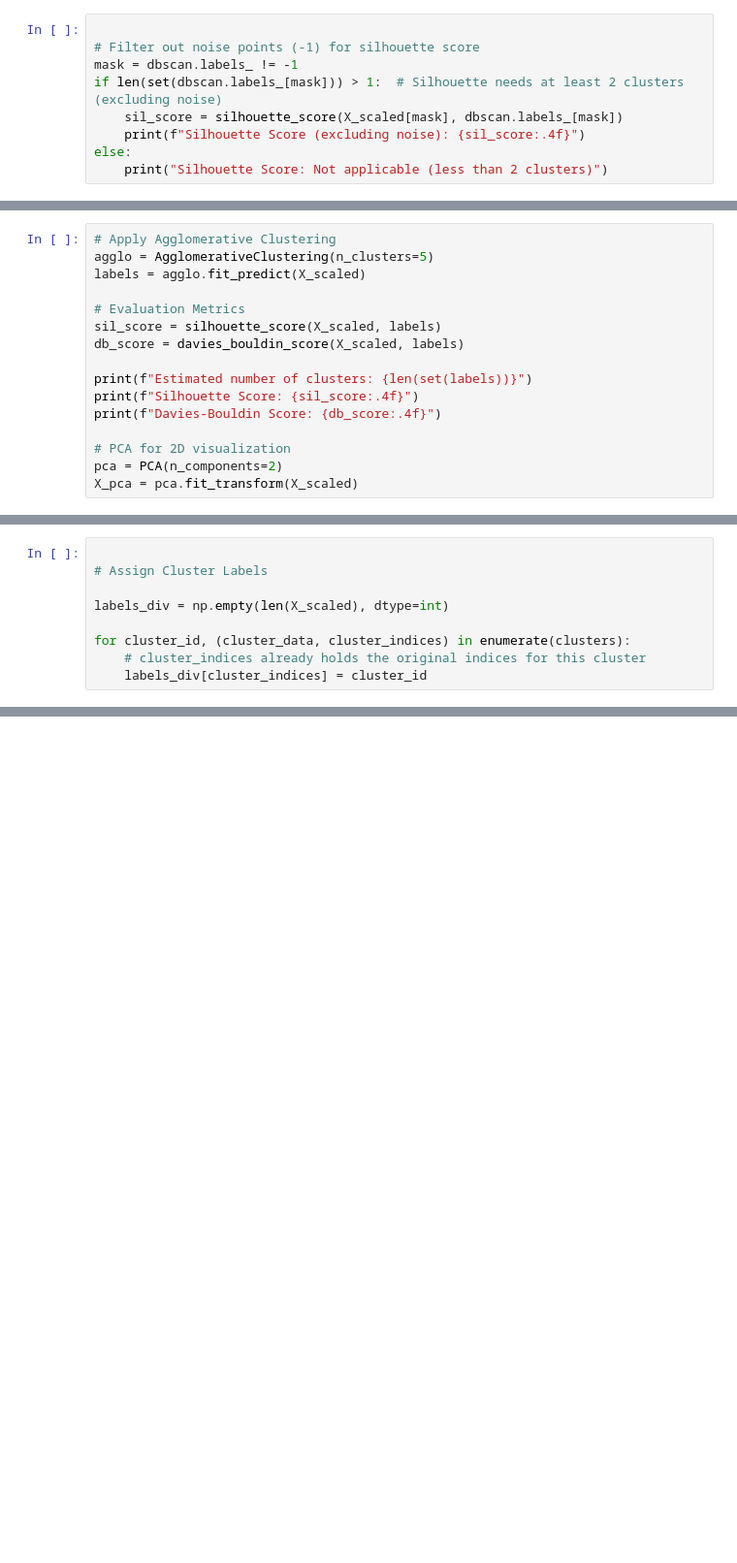
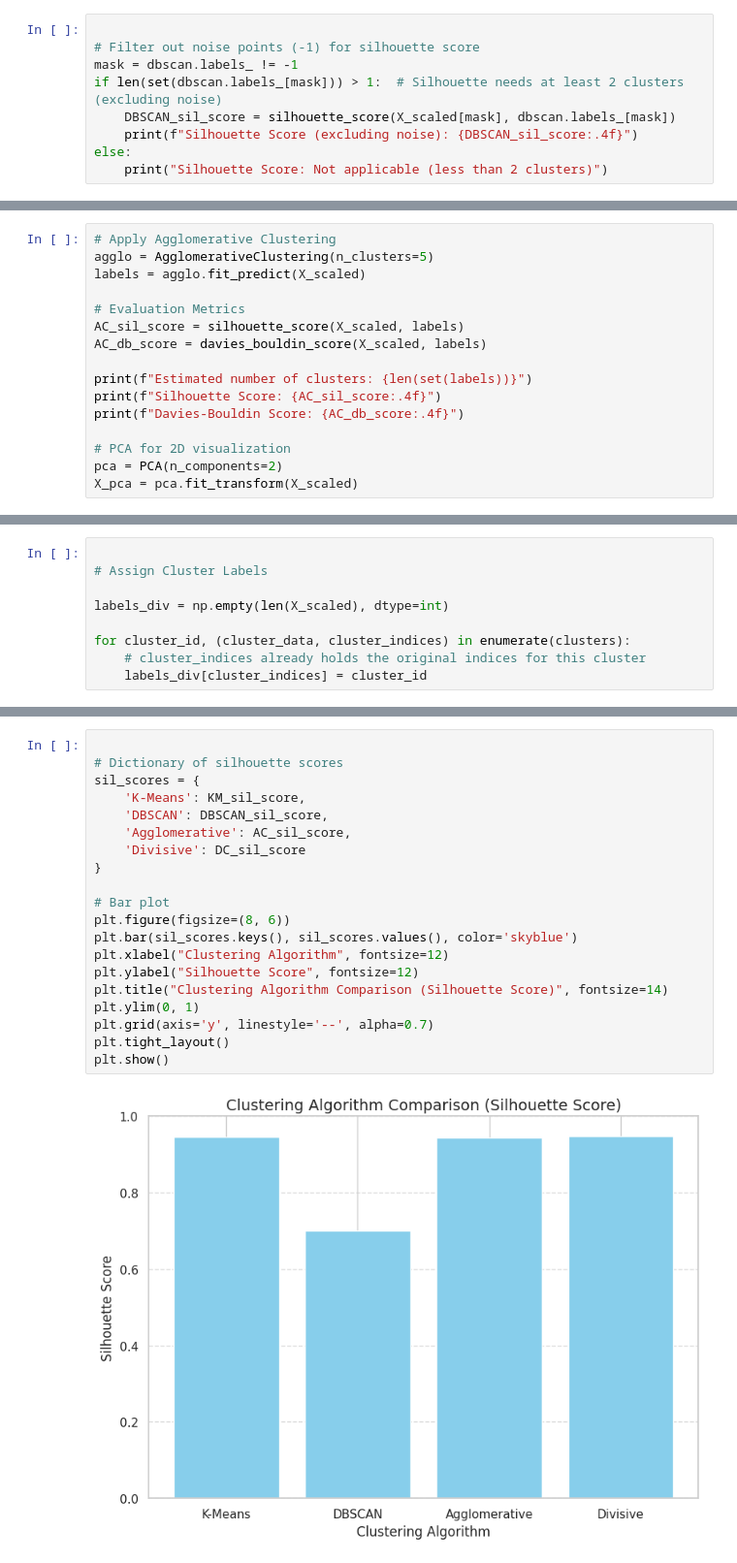
Before and after one commit to EricSiq/India_Missing_Persons_Analysis_2017-2022, a Jupyter notebook: USL_A2_13_040_041.ipynb, the cells around one changed output, grey strips where cells are left out. Shown at 97% size. Saved outputs shown, nothing was run; the diff lists cells and outputs as text; blank space fills up the shorter version.

```diff
--- a/USL_A2_13_040_041.ipynb
+++ b/USL_A2_13_040_041.ipynb
@@ -723,8 +757,8 @@ Cluster assignment on label data:
 # Filter out noise points (-1) for silhouette score
 mask = dbscan.labels_ != -1
 if len(set(dbscan.labels_[mask])) > 1:  # Silhouette needs at least 2 clusters (excluding noise)
-    sil_score = silhouette_score(X_scaled[mask], dbscan.labels_[mask])
-    print(f"Silhouette Score (excluding noise): {sil_score:.4f}")
+    DBSCAN_sil_score = silhouette_score(X_scaled[mask], dbscan.labels_[mask])
+    print(f"Silhouette Score (excluding noise): {DBSCAN_sil_score:.4f}")
 else:
     print("Silhouette Score: Not applicable (less than 2 clusters)")
 # %% [output]
@@ -767,12 +808,12 @@ agglo = AgglomerativeClustering(n_clusters=5)
 labels = agglo.fit_predict(X_scaled)
 
 # Evaluation Metrics
-sil_score = silhouette_score(X_scaled, labels)
-db_score = davies_bouldin_score(X_scaled, labels)
+AC_sil_score = silhouette_score(X_scaled, labels)
+AC_db_score = davies_bouldin_score(X_scaled, labels)
 
 print(f"Estimated number of clusters: {len(set(labels))}")
-print(f"Silhouette Score: {sil_score:.4f}")
-print(f"Davies-Bouldin Score: {db_score:.4f}")
+print(f"Silhouette Score: {AC_sil_score:.4f}")
+print(f"Davies-Bouldin Score: {AC_db_score:.4f}")
 
 # PCA for 2D visualization
 pca = PCA(n_components=2)
@@ -875,0 +966,22 @@ plt.show()
+# %%
+
+# Dictionary of silhouette scores
+sil_scores = {
+    'K-Means': KM_sil_score,
+    'DBSCAN': DBSCAN_sil_score,
+    'Agglomerative': AC_sil_score,
+    'Divisive': DC_sil_score
+}
+
+# Bar plot
+plt.figure(figsize=(8, 6))
+plt.bar(sil_scores.keys(), sil_scores.values(), color='skyblue')
+plt.xlabel("Clustering Algorithm", fontsize=12)
+plt.ylabel("Silhouette Score", fontsize=12)
+plt.title("Clustering Algorithm Comparison (Silhouette Score)", fontsize=14)
+plt.ylim(0, 1)
+plt.grid(axis='y', linestyle='--', alpha=0.7)
+plt.tight_layout()
+plt.show()
+# %% [output]
+[figure, added]
```
Also changed, not shown: parts of 27 cells of this notebook.
